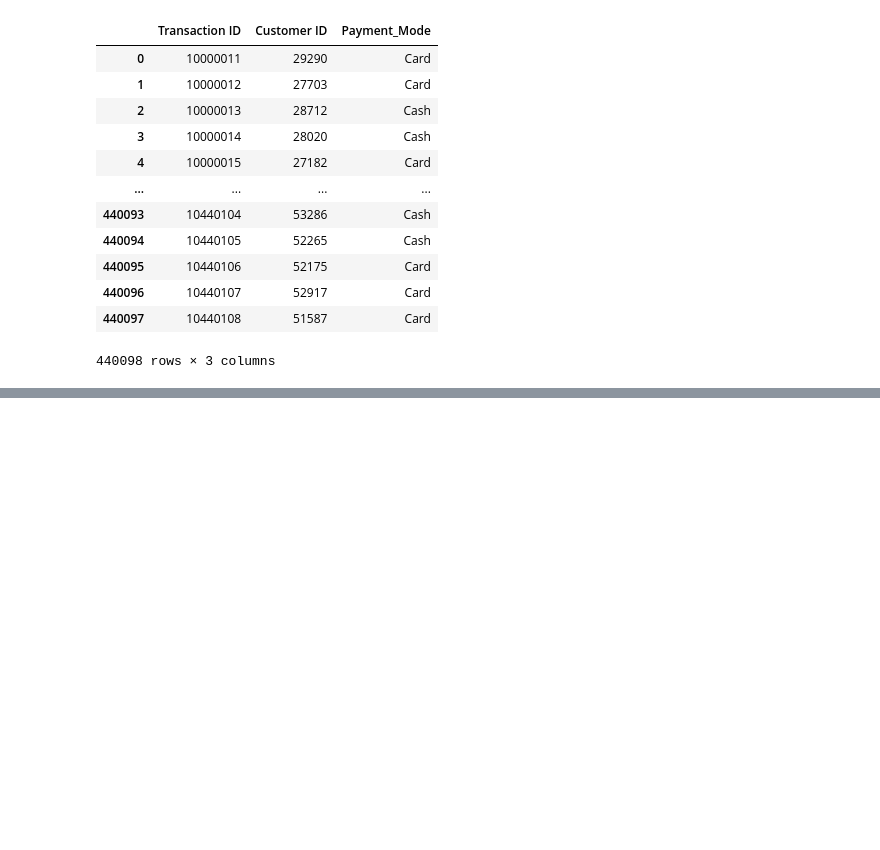
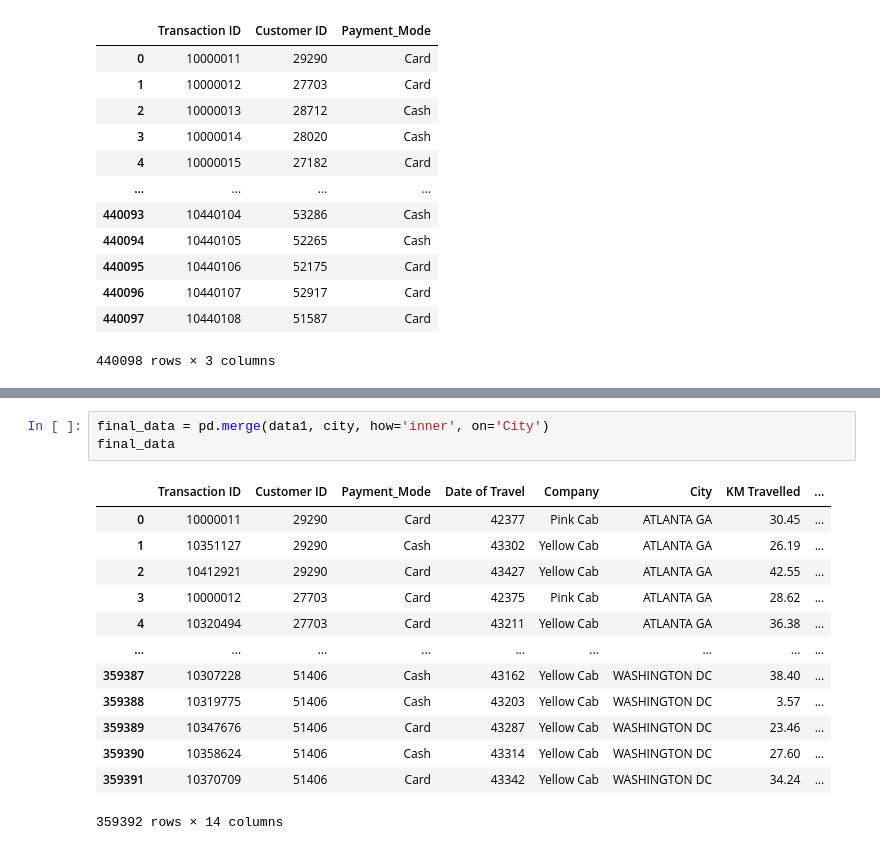
Before and after one commit to Islompulatov/Internship, a Jupyter notebook: week2/dataset/EDA.ipynb, the cells around one changed output, grey strips where cells are left out. Drawn from its saved outputs; the diff is of its cells as text; blank space fills up the shorter version.

```diff
--- a/week2/dataset/EDA.ipynb
+++ b/week2/dataset/EDA.ipynb
@@ -87,0 +165,17 @@ cab_data.head()
+# %%
+final_data = pd.merge(data1, city, how='inner', on='City')
+final_data
+# %% [output]
+|  | Transaction ID | Customer ID | Payment_Mode | Date of Travel | Company | City | KM Travelled | ... |
+| 0 | 10000011 | 29290 | Card | 42377 | Pink Cab | ATLANTA GA | 30.45 | ... |
+| 1 | 10351127 | 29290 | Cash | 43302 | Yellow Cab | ATLANTA GA | 26.19 | ... |
+| 2 | 10412921 | 29290 | Card | 43427 | Yellow Cab | ATLANTA GA | 42.55 | ... |
+| 3 | 10000012 | 27703 | Card | 42375 | Pink Cab | ATLANTA GA | 28.62 | ... |
+| 4 | 10320494 | 27703 | Card | 43211 | Yellow Cab | ATLANTA GA | 36.38 | ... |
+| ... | ... | ... | ... | ... | ... | ... | ... | ... |
+| 359387 | 10307228 | 51406 | Cash | 43162 | Yellow Cab | WASHINGTON DC | 38.40 | ... |
+| 359388 | 10319775 | 51406 | Cash | 43203 | Yellow Cab | WASHINGTON DC | 3.57 | ... |
+| 359389 | 10347676 | 51406 | Card | 43287 | Yellow Cab | WASHINGTON DC | 23.46 | ... |
+| 359390 | 10358624 | 51406 | Cash | 43314 | Yellow Cab | WASHINGTON DC | 27.60 | ... |
+| 359391 | 10370709 | 51406 | Card | 43342 | Yellow Cab | WASHINGTON DC | 34.24 | ... |
+359392 rows × 14 columns
```
Also changed, not shown: parts of 27 cells of this notebook.
